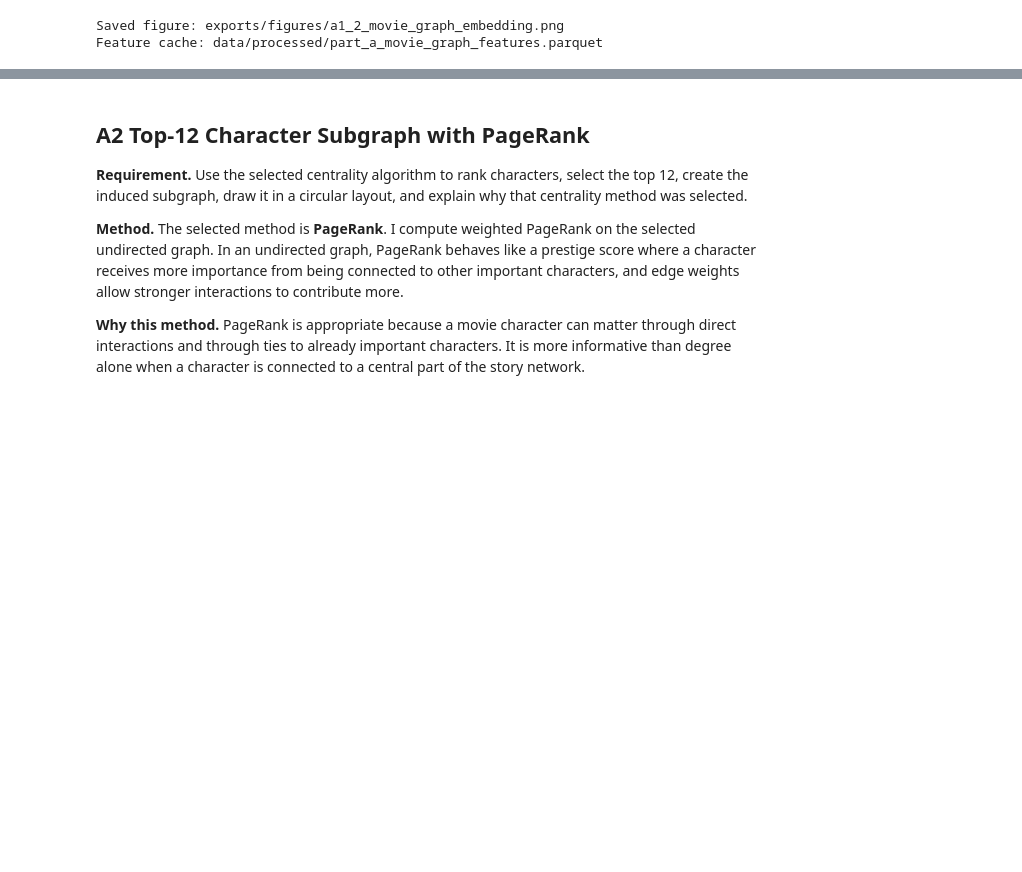
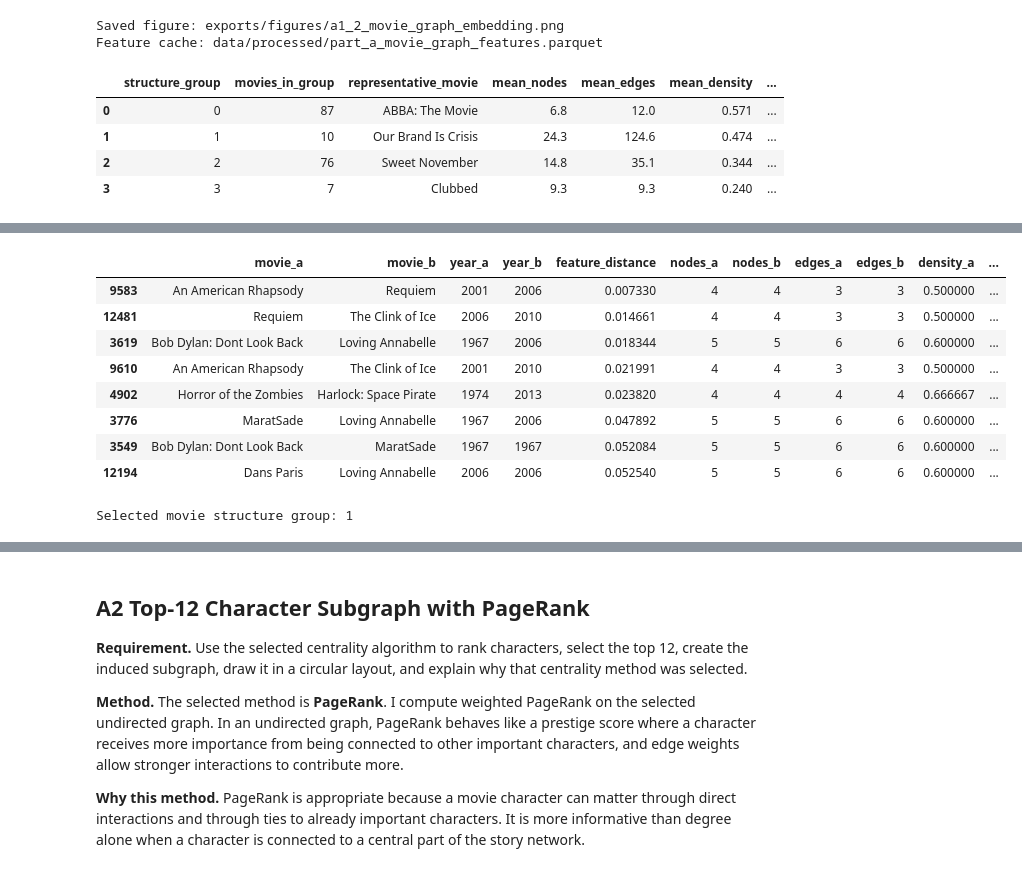
Before and after one commit to Bershco/ds-course-network-analysis, a Jupyter notebook: notebooks/part_a.ipynb, the cells around one changed output, grey strips where cells are left out. Drawn from its saved outputs; the diff is of its cells as text; code cells hidden in the pictures; blank space fills up the shorter version.

```diff
--- a/notebooks/part_a.ipynb
+++ b/notebooks/part_a.ipynb
@@ -365,3 +365,73 @@ print(f"Feature cache: {embedding_cache.relative_to(PROJECT_ROOT)}")
 | average_clustering | 0.189614 | 0.355451 |
 Saved figure: exports/figures/a1_2_movie_graph_embedding.png
 Feature cache: data/processed/part_a_movie_graph_features.parquet
+# %%
+from sklearn.cluster import KMeans
+from sklearn.metrics import pairwise_distances
+
+STRUCTURE_GROUP_COUNT = 4
+kmeans = KMeans(n_clusters=STRUCTURE_GROUP_COUNT, random_state=RANDOM_SEED, n_init=20)
+embedding_df["structure_group"] = kmeans.fit_predict(scaled_features)
+
+cluster_centers = pd.DataFrame(kmeans.cluster_centers_, columns=feature_columns)
+cluster_rows = []
+for group_id, group in embedding_df.groupby("structure_group"):
+    group_indices = group.index.to_numpy()
+    center = kmeans.cluster_centers_[group_id]
+    distances_to_center = np.linalg.norm(scaled_features[group_indices] - center, axis=1)
+    representative = group.iloc[int(np.argmin(distances_to_center))]
+    cluster_rows.append({
+        "structure_group": int(group_id),
+        "movies_in_group": int(len(group)),
+        "representative_movie": representative["movie_name"],
+        "mean_nodes": round(group["nodes"].mean(), 1),
+        "mean_edges": round(group["edges"].mean(), 1),
+        "mean_density": round(group["density"].mean(), 3),
+        "mean_clustering": round(group["average_clustering"].mean(), 3),
+        "mean_largest_component_share": round(group["largest_component_share"].mean(), 3),
+        "example_movies": "; ".join(group.sort_values("nodes", ascending=False)["movie_name"].head(4).tolist()),
+    })
+cluster_summary = pd.DataFrame(cluster_rows).sort_values("structure_group")
+display(cluster_summary)
+
+selected_group = int(embedding_df.loc[embedding_df["is_selected_movie"], "structure_group"].iloc[0])
+selected_group_movies = (
+    embedding_df[embedding_df["structure_group"].eq(selected_group)]
+    .assign(distance_to_selected=np.sqrt((embedding_df["PC1"] - selected_row["PC1"])**2 + (embedding_df["PC2"] - selected_row["PC2"])**2))
+    .sort_values("distance_to_selected")
+    [["movie_name", "movie_year", "nodes", "edges", "density", "average_clustering", "largest_component_share", "distance_to_selected"]]
+    .head(8)
+)
+display(selected_group_movies)
+
+pair_distances = pairwise_distances(scaled_features)
+pair_rows = []
+for i in range(len(embedding_df)):
+    for j in range(i + 1, len(embedding_df)):
+        pair_rows.append({
+            "movie_a": embedding_df.iloc[i]["movie_name"],
+            "movie_b": embedding_df.iloc[j]["movie_name"],
+            "year_a": embedding_df.iloc[i]["movie_year"],
+            "year_b": embedding_df.iloc[j]["movie_year"],
+            "feature_distance": pair_distances[i, j],
+            "nodes_a": embedding_df.iloc[i]["nodes"],
+            "nodes_b": embedding_df.iloc[j]["nodes"],
+            "edges_a": embedding_df.iloc[i]["edges"],
+            "edges_b": embedding_df.iloc[j]["edges"],
+            "density_a": embedding_df.iloc[i]["density"],
+            "density_b": embedding_df.iloc[j]["density"],
+            "clustering_a": embedding_df.iloc[i]["average_clustering"],
+            "clustering_b": embedding_df.iloc[j]["average_clustering"],
+        })
+similar_pairs_df = pd.DataFrame(pair_rows).sort_values("feature_distance").head(8)
+display(similar_pairs_df[[
+    "movie_a", "movie_b", "year_a", "year_b", "feature_distance",
+    "nodes_a", "nodes_b", "edges_a", "edges_b", "density_a", "density_b", "clustering_a", "clustering_b",
+]])
+print(f"Selected movie structure group: {selected_group}")
+# %% [output]
+|  | structure_group | movies_in_group | representative_movie | mean_nodes | mean_edges | mean_density | ... |
+| 0 | 0 | 87 | ABBA: The Movie | 6.8 | 12.0 | 0.571 | ... |
+| 1 | 1 | 10 | Our Brand Is Crisis | 24.3 | 124.6 | 0.474 | ... |
+| 2 | 2 | 76 | Sweet November | 14.8 | 35.1 | 0.344 | ... |
+| 3 | 3 | 7 | Clubbed | 9.3 | 9.3 | 0.240 | ... |
@@ -368,3 +447,13 @@ Feature cache: data/processed/part_a_movie_graph_features.parquet
+|  | movie_a | movie_b | year_a | year_b | feature_distance | nodes_a | nodes_b | edges_a | edges_b | density_a | ... |
+| 9583 | An American Rhapsody | Requiem | 2001 | 2006 | 0.007330 | 4 | 4 | 3 | 3 | 0.500000 | ... |
+| 12481 | Requiem | The Clink of Ice | 2006 | 2010 | 0.014661 | 4 | 4 | 3 | 3 | 0.500000 | ... |
+| 3619 | Bob Dylan: Dont Look Back | Loving Annabelle | 1967 | 2006 | 0.018344 | 5 | 5 | 6 | 6 | 0.600000 | ... |
+| 9610 | An American Rhapsody | The Clink of Ice | 2001 | 2010 | 0.021991 | 4 | 4 | 3 | 3 | 0.500000 | ... |
+| 4902 | Horror of the Zombies | Harlock: Space Pirate | 1974 | 2013 | 0.023820 | 4 | 4 | 4 | 4 | 0.666667 | ... |
+| 3776 | MaratSade | Loving Annabelle | 1967 | 2006 | 0.047892 | 5 | 5 | 6 | 6 | 0.600000 | ... |
+| 3549 | Bob Dylan: Dont Look Back | MaratSade | 1967 | 1967 | 0.052084 | 5 | 5 | 6 | 6 | 0.600000 | ... |
+| 12194 | Dans Paris | Loving Annabelle | 2006 | 2006 | 0.052540 | 5 | 5 | 6 | 6 | 0.600000 | ... |
+Selected movie structure group: 1
 # %% [markdown]
 **Interpretation.** Points close together have similar graph summaries, not necessarily similar genres or plots. The nearest-neighbor table lists movie networks that are structurally close to the selected movie under these features. The PCA loading table shows which features most influenced the first two axes, so I can tell whether the visualization is mainly separating large dense graphs, sparse graphs, fragmented graphs, or graphs with strong clustering.
 
```
Also changed, not shown: parts of 5 cells of this notebook, 2 other files.
